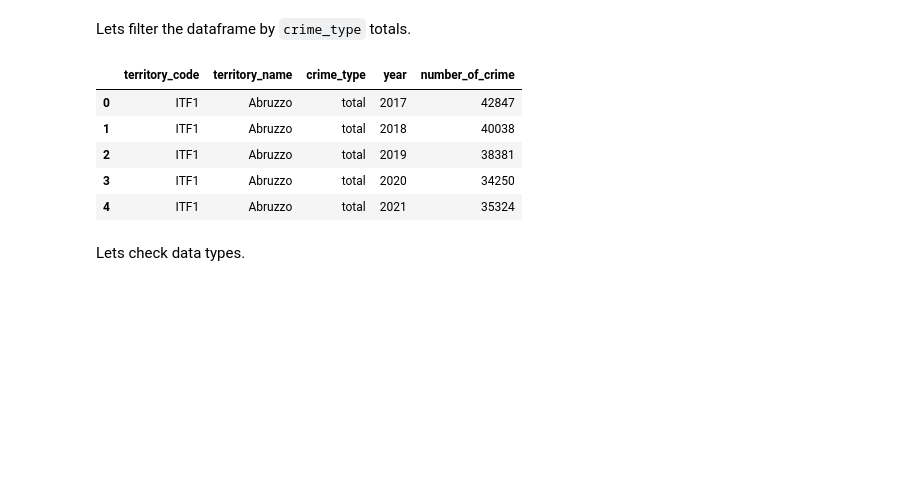
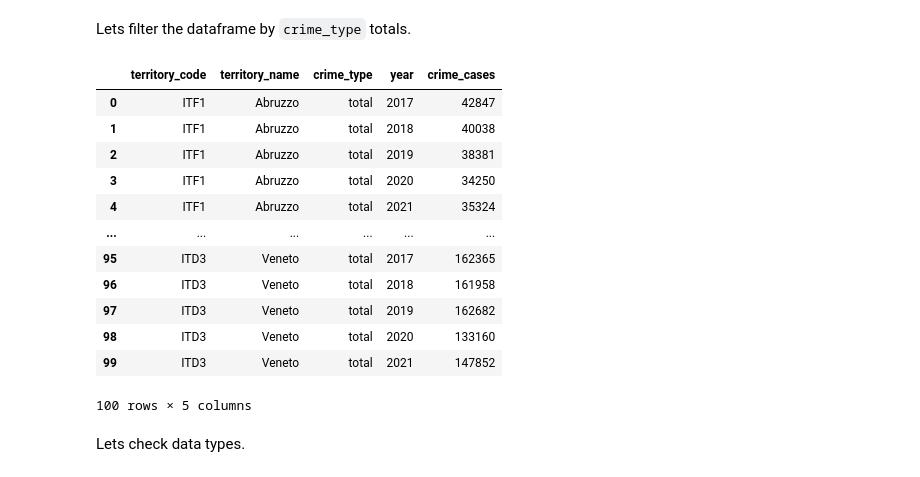
Before and after one commit to OmdenaAI/milan-italy-impact-covid-crimes, a Jupyter notebook: src/tasks/task-2-data-cleaning/files.ipynb, the cells around one changed output. Cells and saved outputs as stored; diff of their text form; code cells hidden in the pictures; blank space fills up the shorter version.

```diff
--- a/src/tasks/task-2-data-cleaning/files.ipynb
+++ b/src/tasks/task-2-data-cleaning/files.ipynb
@@ -807,0 +734,3 @@ crime_df.head()
+# %%
+crime_df = load_df(crime_url)
+crime_df
@@ -894,5 +837,7 @@ crime_df.columns = crime_df.columns.str.strip(
     ).str.lower(
         ).str.replace(
             ' ', '_', regex=False)
+# Use a dictionary to rename the columns
+crime_df = crime_df.rename(columns={ 'number_of_crime': 'crime_cases'})
 crime_df.head()
 # %% [output]
@@ -978,0 +931,4 @@ There are now 22 regions in the dataset:
+# %%
+crime_by_region.loc[:, 'territory_name'] = crime_by_region['territory_name'].str.replace(' / ', '/', regex=False)
+# Add the '-'
+crime_by_region.loc[crime_by_region['territory_name'] == 'Trentino Alto Adige/Südtirol', 'territory_name'] = 'Trentino-Alto Adige/Südtirol'
@@ -978,0 +937,4 @@ There are now 22 regions in the dataset:
+# %%
+# Remove the rows
+rows_to_remove = ['Provincia Autonoma Trento', 'Provincia Autonoma Bolzano/Bozen']
+crime_by_region = crime_by_region[~crime_by_region['territory_name'].isin(rows_to_remove)].reset_index(drop=True)
@@ -981,15 +963,22 @@ Lets filter the dataframe by `crime_type` totals.
 # %%
 crime_totals = crime_by_region[crime_by_region['crime_type'] == 'total'].copy()
 crime_totals.sort_values(by=['territory_name', 'year'], inplace=True)
 crime_totals.reset_index(drop=True, inplace=True)
-crime_totals.head()
+crime_totals
 # %% [output]
-|  | territory_code | territory_name | crime_type | year | number_of_crime |
+|  | territory_code | territory_name | crime_type | year | crime_cases |
 | 0 | ITF1 | Abruzzo | total | 2017 | 42847 |
 | 1 | ITF1 | Abruzzo | total | 2018 | 40038 |
 | 2 | ITF1 | Abruzzo | total | 2019 | 38381 |
 | 3 | ITF1 | Abruzzo | total | 2020 | 34250 |
 | 4 | ITF1 | Abruzzo | total | 2021 | 35324 |
+| ... | ... | ... | ... | ... | ... |
+| 95 | ITD3 | Veneto | total | 2017 | 162365 |
+| 96 | ITD3 | Veneto | total | 2018 | 161958 |
+| 97 | ITD3 | Veneto | total | 2019 | 162682 |
+| 98 | ITD3 | Veneto | total | 2020 | 133160 |
+| 99 | ITD3 | Veneto | total | 2021 | 147852 |
+100 rows × 5 columns
 # %% [markdown]
 Lets check data types.
 # %%
```
Also changed, not shown: parts of 270 cells of this notebook, 8 other files.
